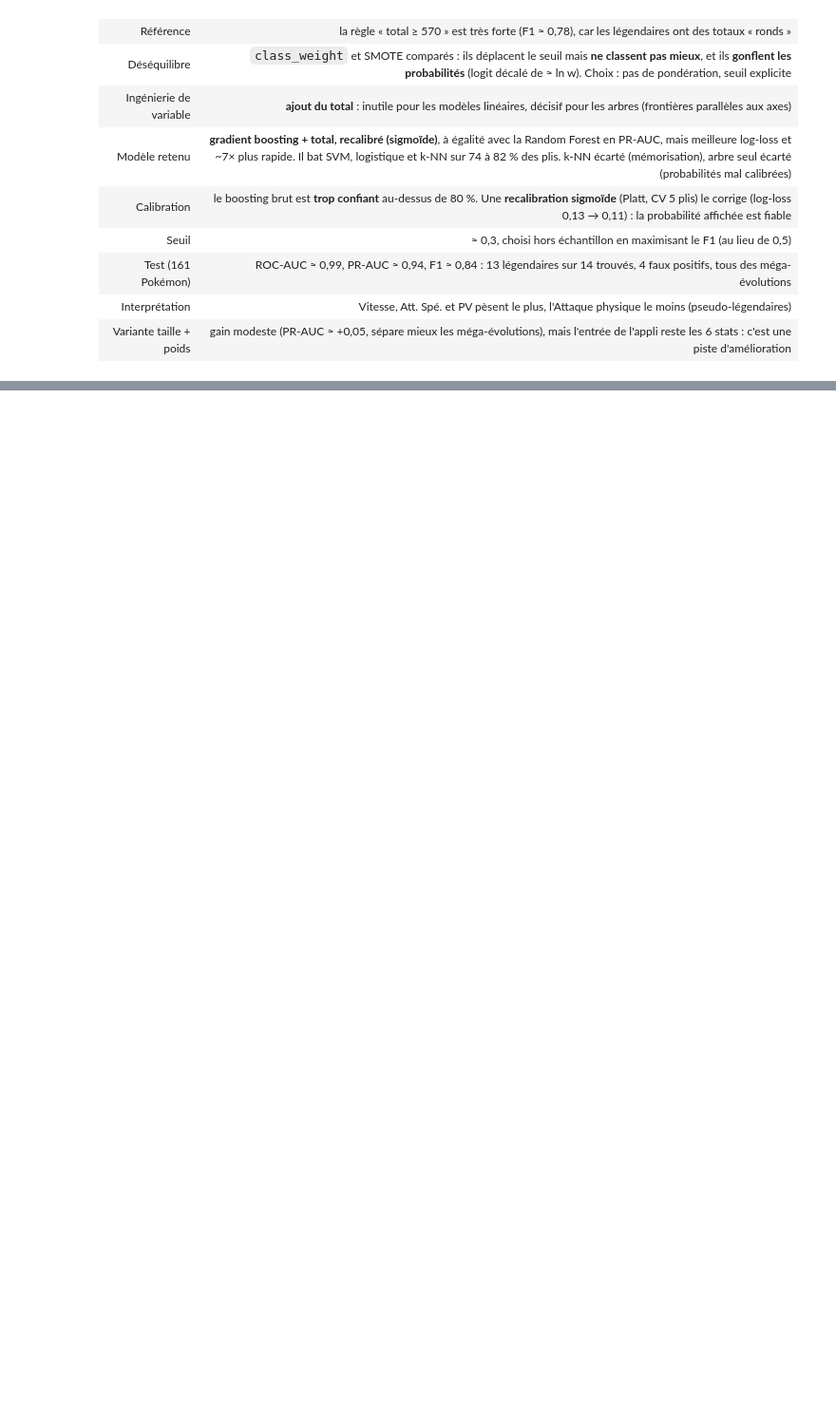
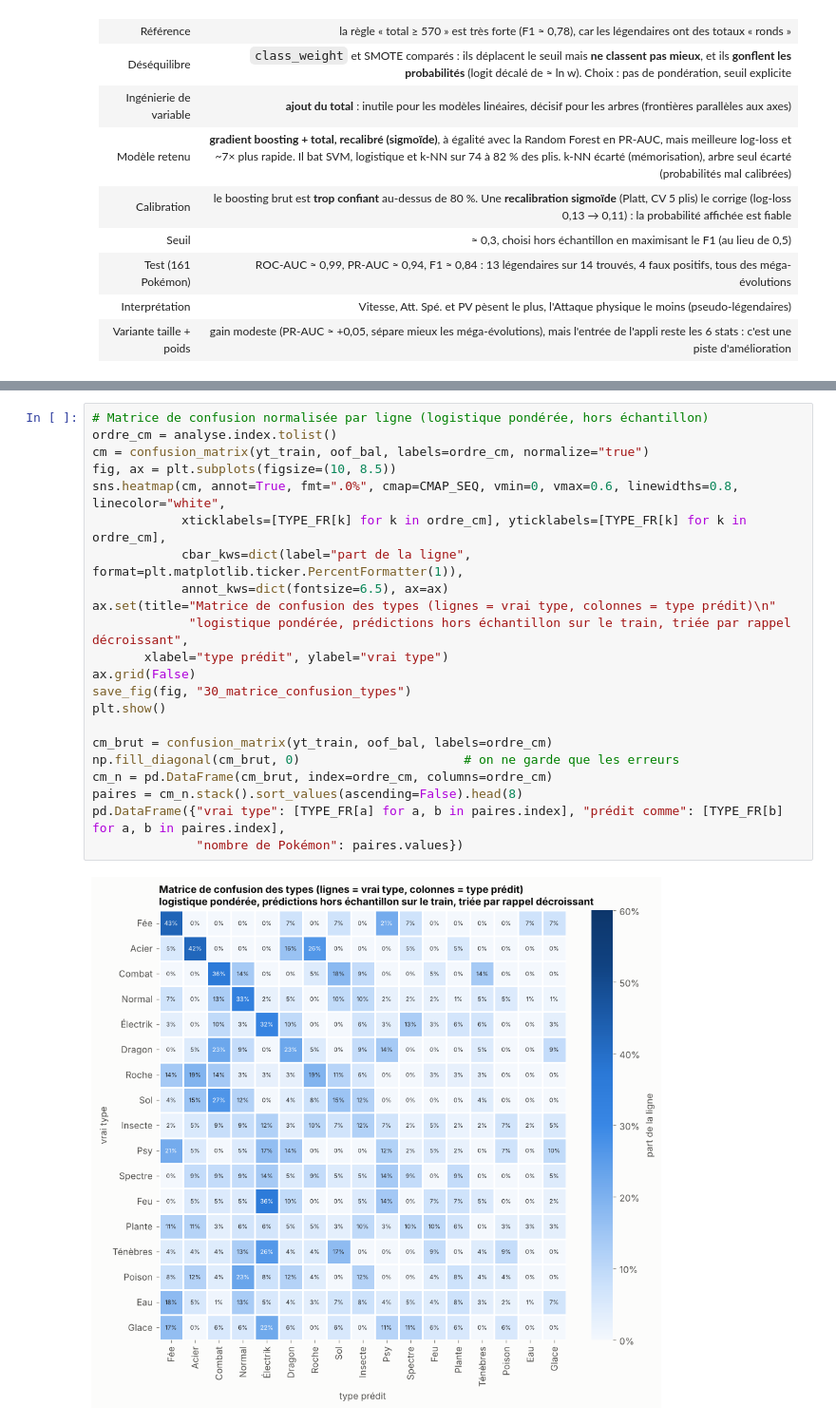
Before and after one commit to iceteeframboise/pokedex, a Jupyter notebook: notebooks/1_tabulaire.ipynb, the cells around one changed output, grey strips where cells are left out. Shown at 95% size. Drawn from its saved outputs; the diff is of its cells as text; blank space fills up the shorter version.

```diff
--- a/notebooks/1_tabulaire.ipynb
+++ b/notebooks/1_tabulaire.ipynb
@@ -1940,0 +2240,24 @@ Gain de PR-AUC apporté par taille + poids : +0.055 (positif sur 70% des plis)
+# %%
+# Matrice de confusion normalisée par ligne (logistique pondérée, hors échantillon)
+ordre_cm = analyse.index.tolist()
+cm = confusion_matrix(yt_train, oof_bal, labels=ordre_cm, normalize="true")
+fig, ax = plt.subplots(figsize=(10, 8.5))
+sns.heatmap(cm, annot=True, fmt=".0%", cmap=CMAP_SEQ, vmin=0, vmax=0.6, linewidths=0.8, linecolor="white",
+            xticklabels=[TYPE_FR[k] for k in ordre_cm], yticklabels=[TYPE_FR[k] for k in ordre_cm],
+            cbar_kws=dict(label="part de la ligne", format=plt.matplotlib.ticker.PercentFormatter(1)),
+            annot_kws=dict(fontsize=6.5), ax=ax)
+ax.set(title="Matrice de confusion des types (lignes = vrai type, colonnes = type prédit)\n"
+             "logistique pondérée, prédictions hors échantillon sur le train, triée par rappel décroissant",
+       xlabel="type prédit", ylabel="vrai type")
+ax.grid(False)
+save_fig(fig, "30_matrice_confusion_types")
+plt.show()
+
+cm_brut = confusion_matrix(yt_train, oof_bal, labels=ordre_cm)
+np.fill_diagonal(cm_brut, 0)                      # on ne garde que les erreurs
+cm_n = pd.DataFrame(cm_brut, index=ordre_cm, columns=ordre_cm)
+paires = cm_n.stack().sort_values(ascending=False).head(8)
+pd.DataFrame({"vrai type": [TYPE_FR[a] for a, b in paires.index], "prédit comme": [TYPE_FR[b] for a, b in paires.index],
+              "nombre de Pokémon": paires.values})
+# %% [output]
+[figure, added]
```
Also changed, not shown: parts of 26 cells of this notebook, 3 other files.
